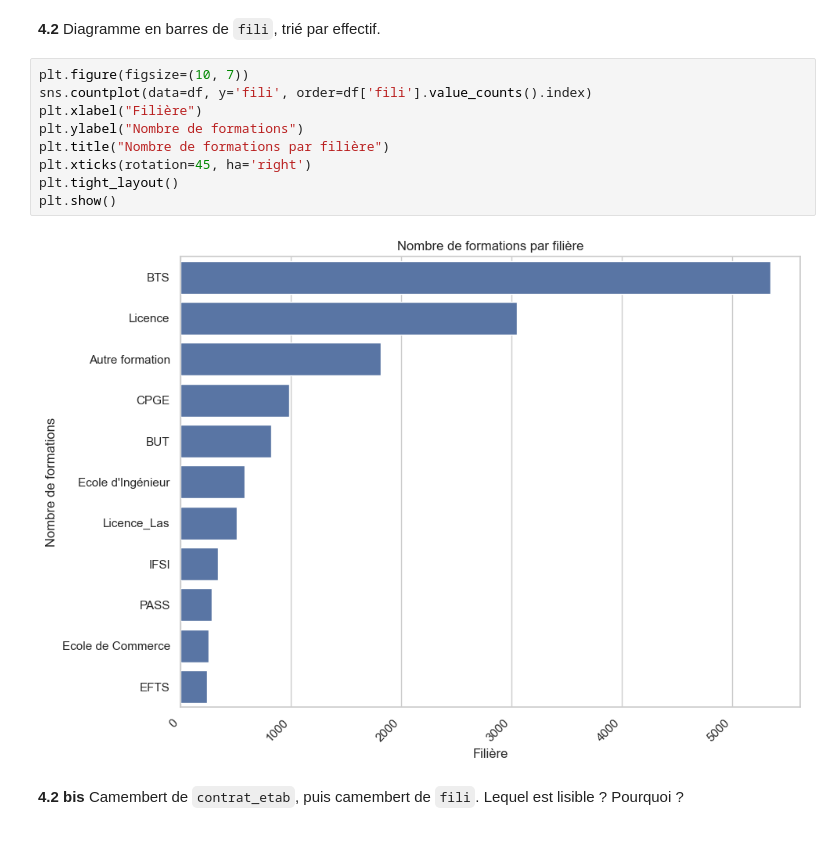
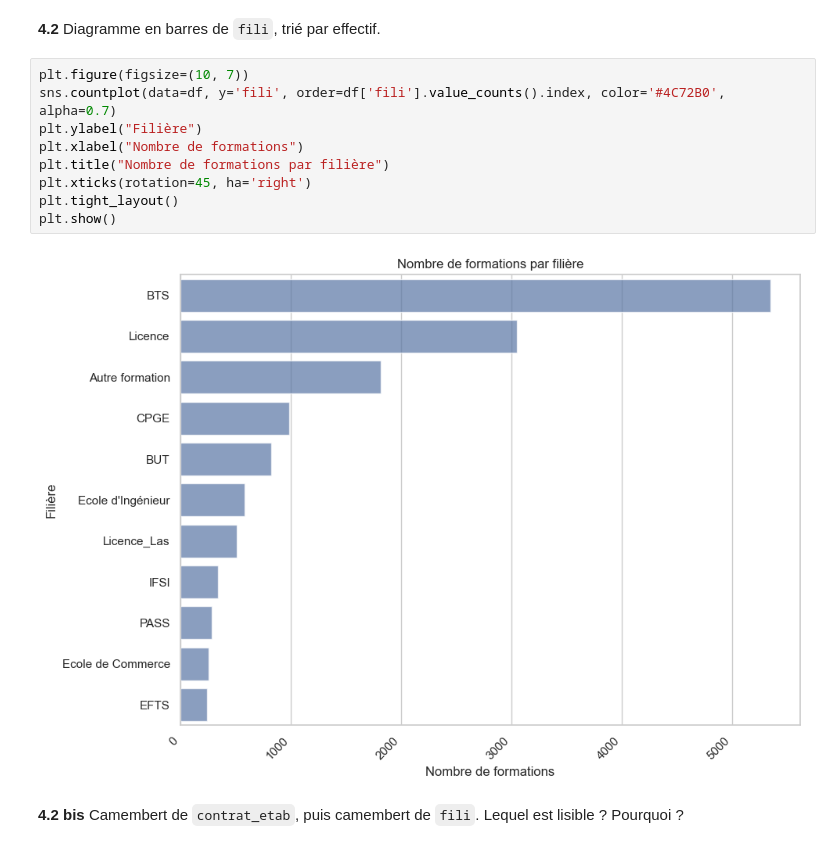
Before and after one commit to Atabbi/Analyse-Univari-, a Jupyter notebook: TP_Parcoursup.ipynb, the cells around one changed output. Saved outputs shown, nothing was run; the diff lists cells and outputs as text.

```diff
--- a/TP_Parcoursup.ipynb
+++ b/TP_Parcoursup.ipynb
@@ -321,15 +321,15 @@ plt.show()
 **4.2** Diagramme en barres de `fili`, trié par effectif.
 # %%
 plt.figure(figsize=(10, 7))
-sns.countplot(data=df, y='fili', order=df['fili'].value_counts().index)
-plt.xlabel("Filière")
-plt.ylabel("Nombre de formations")
+sns.countplot(data=df, y='fili', order=df['fili'].value_counts().index, color='#4C72B0', alpha=0.7)
+plt.ylabel("Filière")
+plt.xlabel("Nombre de formations")
 plt.title("Nombre de formations par filière")
 plt.xticks(rotation=45, ha='right')
 plt.tight_layout()
 plt.show()
 # %% [output]
-[figure, old version]
+[figure, new version]
 # %% [markdown]
 **4.2 bis** Camembert de `contrat_etab`, puis camembert de `fili`. Lequel est lisible ? Pourquoi ?
 # %%
```
Also changed, not shown: parts of 9 cells of this notebook.
